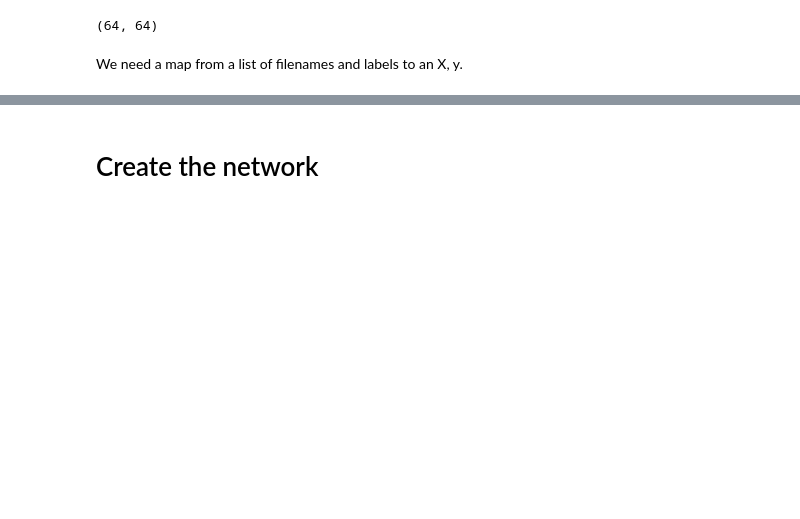
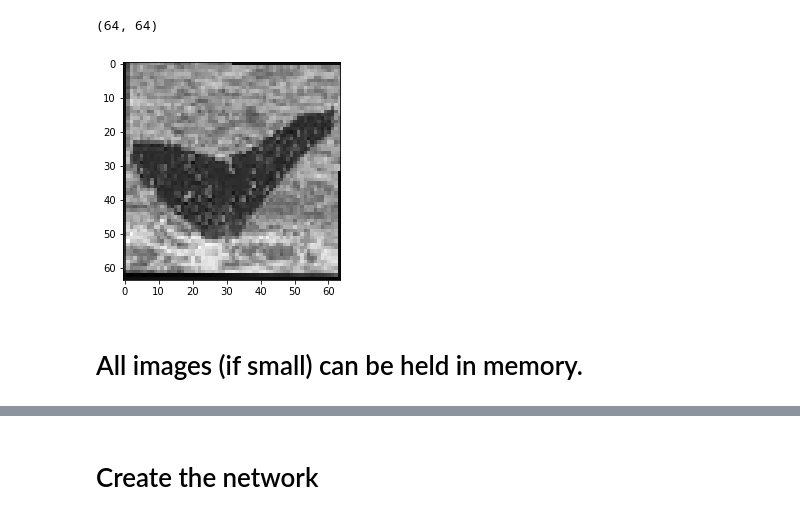
Before and after one commit to ebartrum/Kaggle-Whale-Identification, a Jupyter notebook: S network.ipynb, the cells around one changed output, grey strips where cells are left out. Drawn from its saved outputs; the diff is of its cells as text; code cells hidden in the pictures; blank space fills up the shorter version.

```diff
--- a/S network.ipynb
+++ b/S network.ipynb
@@ -45,7 +43,7 @@ gray.shape
 # %% [output]
 (64, 64)
 # %%
-# plt.imshow(gray,cmap='gray')
-# plt.show()
+plt.imshow(random_transform(gray),cmap='gray')
+plt.show()
+# %% [output]
+[figure, added]
-# %% [markdown]
-We need a map from a list of filenames and labels to an X, y.
@@ -51,0 +57,2 @@ We need a map from a list of filenames and labels to an X, y.
+# %% [markdown]
+# All images (if small) can be held in memory.
```
Also changed, not shown: parts of 34 cells of this notebook, 1 other file.
